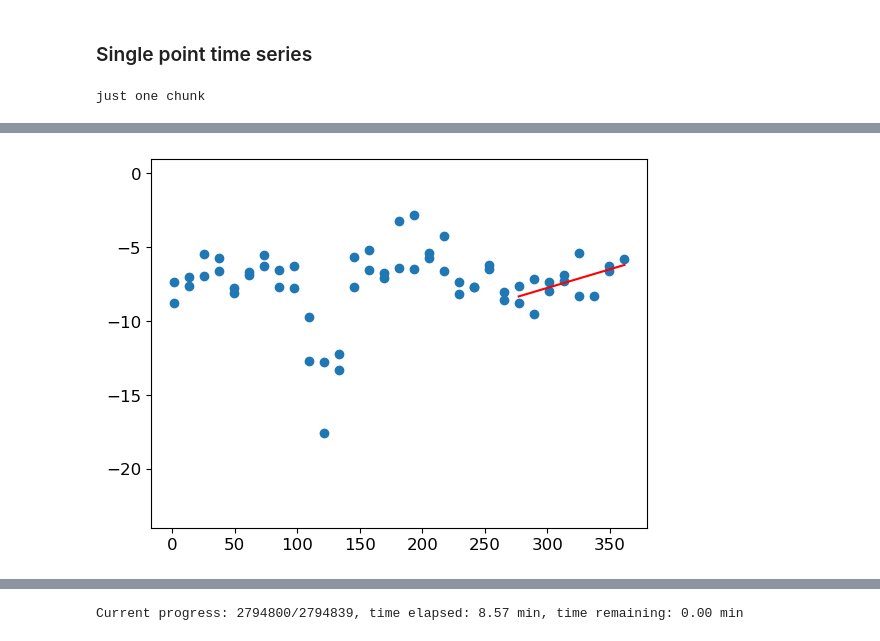
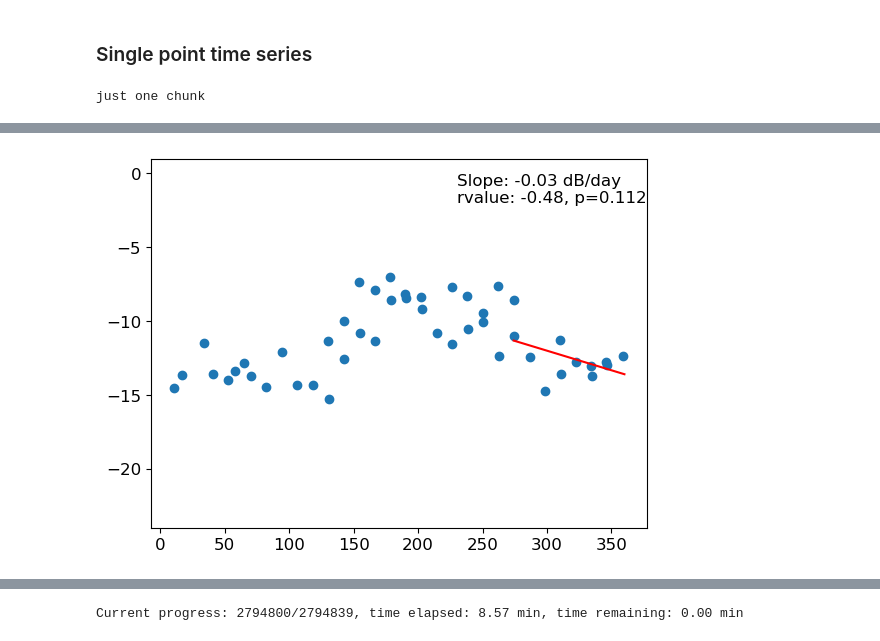
Before and after one commit to ac-johnson/GlacierSARoriginal, a Jupyter notebook: analysis_identify.ipynb, the cells around one changed output, grey strips where cells are left out. Saved outputs shown, nothing was run; the diff lists cells and outputs as text; code cells hidden in the pictures.

```diff
--- a/analysis_identify.ipynb
+++ b/analysis_identify.ipynb
@@ -654,51 +654,56 @@ np.shape(admeta)
 # %% [markdown]
 ### Single point time series
 # %%
-data = []
-projdir = Path.home()/"GlacierSARdata"
-projname = 'Wrangell'
-year = 2021
-data_dir=Path(f'{projdir}/{projname}/{str(year)}')
-# pols = ['VV','VH']
+yearlist = range(2017,2022)
 
-# Setting Paths
-analysis_directory = Path.cwd()/data_dir
+for year in yearlist:
+    data = []
+    projdir = Path.home()/"GlacierSARdata"
+    projname = 'Wrangell'
+    # year = 2021
+    data_dir=Path(f'{projdir}/{projname}/{str(year)}')
+    # pols = ['VV','VH']
 
-#Open metadata
-usepol = 'VV'
-(arraykey,pnamelist,mnamelist,mdatelist,mpflist,mpfulist) = np.load(f'{str(analysis_directory)}/imgmeta_{usepol}.npy',allow_pickle=True)
-mpfunique = np.unique(mpfulist)
-chunkmeta = opendatamem(pnamelist)
-admeta = adjust_meta(chunkmeta,mpfulist,mpfunique,mdatelist,settomean=True)
+    # Setting Paths
+    analysis_directory = Path.cwd()/data_dir
 
-datelist = np.array(mdatelist)
-juldates = juliandate(datelist,year)
-datevec = np.array(juldates)
-fallstart = datetime(year,10,1)
-fallend = datetime(year+1,1,1)
+    #Open metadata
+    usepol = 'VV'
+    (arraykey,pnamelist,mnamelist,mdatelist,mpflist,mpfulist) = np.load(f'{str(analysis_directory)}/imgmeta_{usepol}.npy',allow_pickle=True)
+    mpfunique = np.unique(mpfulist)
+    chunkmeta = opendatamem(pnamelist)
+    admeta = adjust_meta(chunkmeta,mpfulist,mpfunique,mdatelist,settomean=True)
 
-fallstart = juliandate(fallstart,year)
-fallend = juliandate(fallend,year)
+    datelist = np.array(mdatelist)
+    juldates = juliandate(datelist,year)
+    datevec = np.array(juldates)
+    fallstart = datetime(year,10,1)
+    fallend = datetime(year+1,1,1)
 
-# print(fallstart)
-# print(fallend)
+    fallstart = juliandate(fallstart,year)
+    fallend = juliandate(fallend,year)
 
-# ipt,jpt = 1000,1300  #wrangell aquifer
-# ipt,jpt = 770,950 #Wrangell near summit (dry firn)
-ipt,jpt = 1470,800  #Glacier coming off wrangell, with snow melt then bare ice
-dvec = opendatavec(pnamelist,ipt,jpt,admeta, mpfulist)
+    # print(fallstart)
+    # print(fallend)
 
-dfvec = dvec[(datevec >= fallstart) & (datevec <= fallend)]
-datefvec = datevec[(datevec >= fallstart) & (datevec <= fallend)]
-fmask = ~np.isnan(dfvec)
+    # ipt,jpt = 1000,1300  #wrangell aquifer
+    # ipt,jpt = 770,950 #Wrangell near summit (dry firn)
+    ipt,jpt = 1470,800  #Glacier coming off wrangell, with snow melt then bare ice
+    dvec = opendatavec(pnamelist,ipt,jpt,admeta, mpfulist)
 
-res = stats.linregress(datefvec[fmask],dfvec[fmask])
-print(res)
+    dfvec = dvec[(datevec >= fallstart) & (datevec <= fallend)]
+    datefvec = datevec[(datevec >= fallstart) & (datevec <= fallend)]
+    fmask = ~np.isnan(dfvec)
 
-plt.figure()
-plt.plot(juldates, dvec, 'o', label='original data')
-plt.plot(datefvec, res.intercept + res.slope*datefvec, 'r', label='fitted line')
-plt.ylim([-24,1])
-plt.savefig(projdir/"figures"/f'SinglePoint_{projname}_i{ipt}j{jpt}_{year}.png')
+    res = stats.linregress(datefvec[fmask],dfvec[fmask])
+    # print(res)
+    restext = f'Slope: {res.slope:.2f} dB/day\nrvalue: {res.rvalue:.2f}, p={res.pvalue:.3f}'
+
+    plt.figure()
+    plt.plot(juldates, dvec, 'o', label='original data')
+    plt.plot(datefvec, res.intercept + res.slope*datefvec, 'r', label='fitted line')
+    plt.ylim([-24,1])
+    plt.text(230,-2,restext)
+    plt.savefig(projdir/"figures"/f'SinglePoint_{projname}_i{ipt}j{jpt}_{year}.png')
 # %% [output]
 just one chunk
@@ -706 +714 @@ LinregressResult(slope=0.025180932263112653, intercept=-15.295650932222358, rval
-[figure, old version]
+[figure, new version]
```
Also changed, not shown: parts of 6 cells of this notebook.
